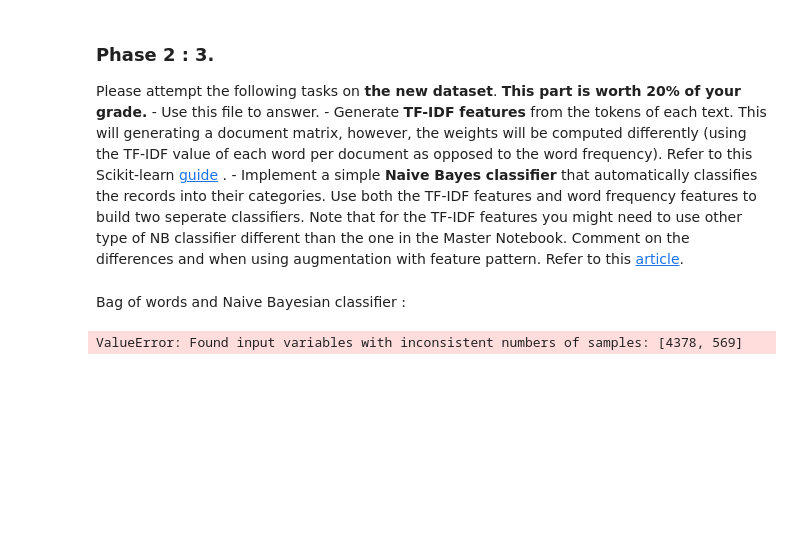
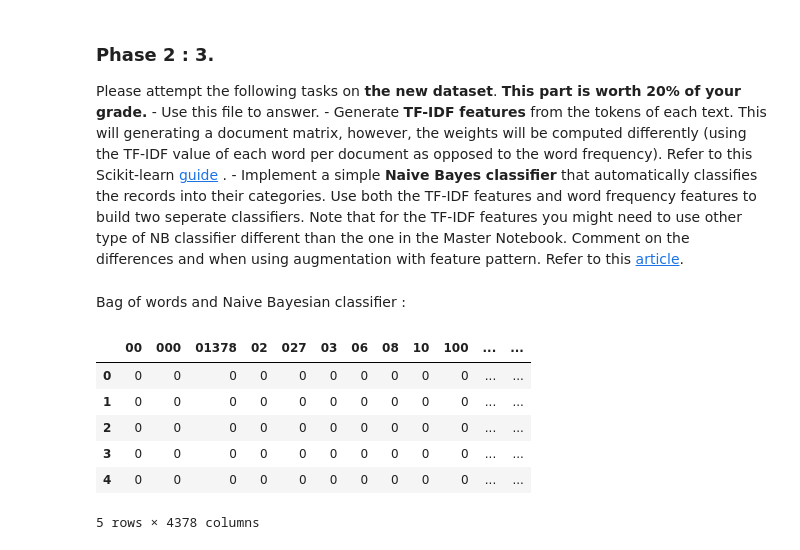
Before and after one commit to CedricCVT/DM2025-Lab1-Exercise, a Jupyter notebook: DM2025-Lab1-Homework.ipynb, the cells around one changed output. Cells and saved outputs as stored; diff of their text form; code cells hidden in the pictures; blank space fills up the shorter version.

```diff
--- a/DM2025-Lab1-Homework.ipynb
+++ b/DM2025-Lab1-Homework.ipynb
@@ -1735,25 +1735,20 @@ from sklearn.feature_extraction.text import CountVectorizer, TfidfVectorizer
 from sklearn.naive_bayes import MultinomialNB, ComplementNB
 from sklearn.metrics import classification_report, accuracy_score
 
-# Create a mapping from numerical labels to category names
-category_mapping = dict(df[['label', 'label_name']].drop_duplicates().values)
-
-# Convert the numerical category labels to text labels
-target_names = [category_mapping[label] for label in sorted(category_mapping.keys())]
-
-# Split the data into training and testing sets (70% train, 30% test)
-X_train, X_test, y_train, y_test = train_test_split(df['text'], df['label'], test_size=0.3, random_state=42)
+texts = df['text']
+labels = df['label']
 # %% [markdown]
 Bag of words and Naive Bayesian classifier :
-# %%
-# Bag of wwords :
-count_vec = CountVectorizer()
-X_train_count = count_vec.fit_transform(X_train)
-X_test_count = count_vec.transform(X_test)
-
-# Now we train a Naive Bayes with the Bag of words :
-nb_count = MultinomialNB()
-nb_count.fit(X_train_count, y_train)
-pred_count = nb_count.predict(X_test_count)
-# %% [output]
-ValueError: Found input variables with inconsistent numbers of samples: [4378, 569]
+# %%
+# Bag of Words
+count_vec = CountVectorizer()
+tdm_count = pd.DataFrame(count_vec.fit_transform(texts).toarray(), columns=count_vec.get_feature_names_out())
+tdm_count.head()
+# %% [output]
+|  | 00 | 000 | 01378 | 02 | 027 | 03 | 06 | 08 | 10 | 100 | ... | ... |
+| 0 | 0 | 0 | 0 | 0 | 0 | 0 | 0 | 0 | 0 | 0 | ... | ... |
+| 1 | 0 | 0 | 0 | 0 | 0 | 0 | 0 | 0 | 0 | 0 | ... | ... |
+| 2 | 0 | 0 | 0 | 0 | 0 | 0 | 0 | 0 | 0 | 0 | ... | ... |
+| 3 | 0 | 0 | 0 | 0 | 0 | 0 | 0 | 0 | 0 | 0 | ... | ... |
+| 4 | 0 | 0 | 0 | 0 | 0 | 0 | 0 | 0 | 0 | 0 | ... | ... |
+5 rows × 4378 columns
```
Also changed, not shown: parts of 7 cells of this notebook.
